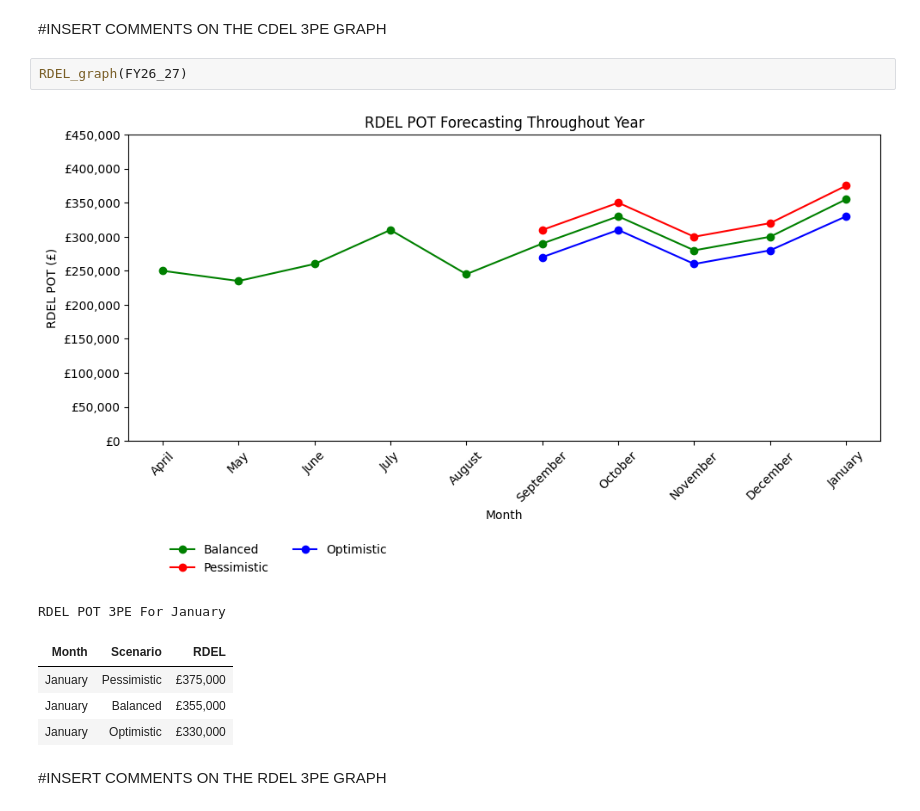
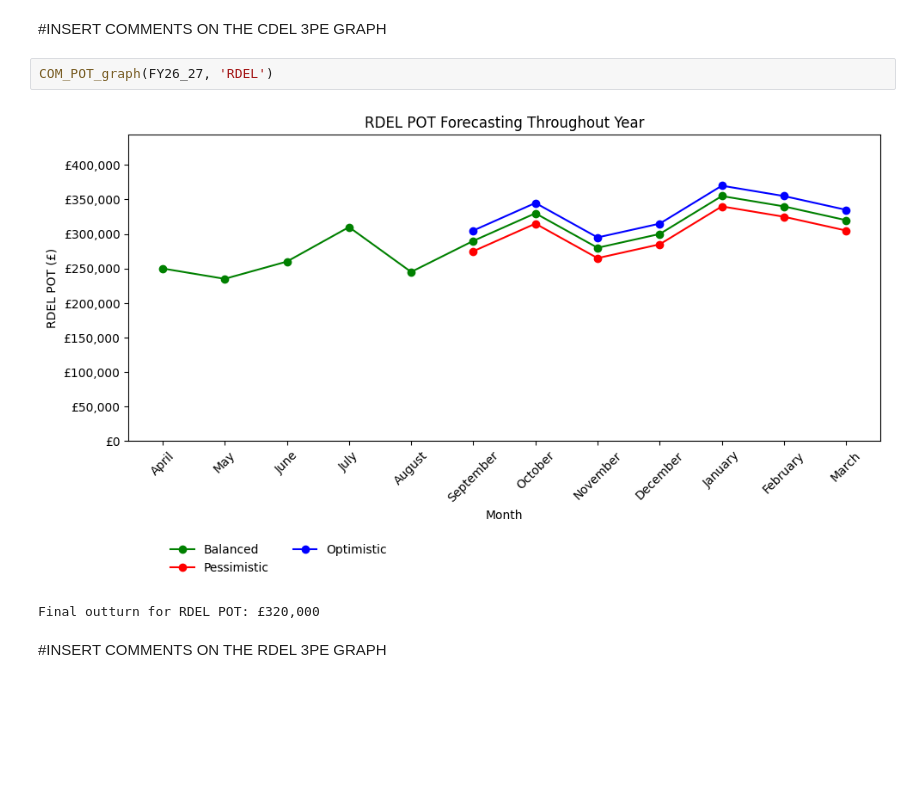
Before and after one commit to Averagecoder2k21/Finance, a Jupyter notebook: Finance_dev_notebook.ipynb, the cells around one changed output. Saved outputs shown, nothing was run; the diff lists cells and outputs as text; blank space fills up the shorter version.

```diff
--- a/Finance_dev_notebook.ipynb
+++ b/Finance_dev_notebook.ipynb
@@ -532,14 +466,10 @@ CDEL POT 3PE For January
 # %% [markdown]
 #INSERT COMMENTS ON THE CDEL 3PE GRAPH
 # %%
-RDEL_graph(FY26_27)
+COM_POT_graph(FY26_27, 'RDEL')
 # %% [output]
-[figure, old version]
+[figure, new version]
-RDEL POT 3PE For January
+Final outturn for RDEL POT: £320,000
-| Month | Scenario | RDEL |
-| January | Pessimistic | £375,000 |
-| January | Balanced | £355,000 |
-| January | Optimistic | £330,000 |
 # %% [markdown]
 #INSERT COMMENTS ON THE RDEL 3PE GRAPH
 # %%
```
Also changed, not shown: parts of 12 cells of this notebook.
